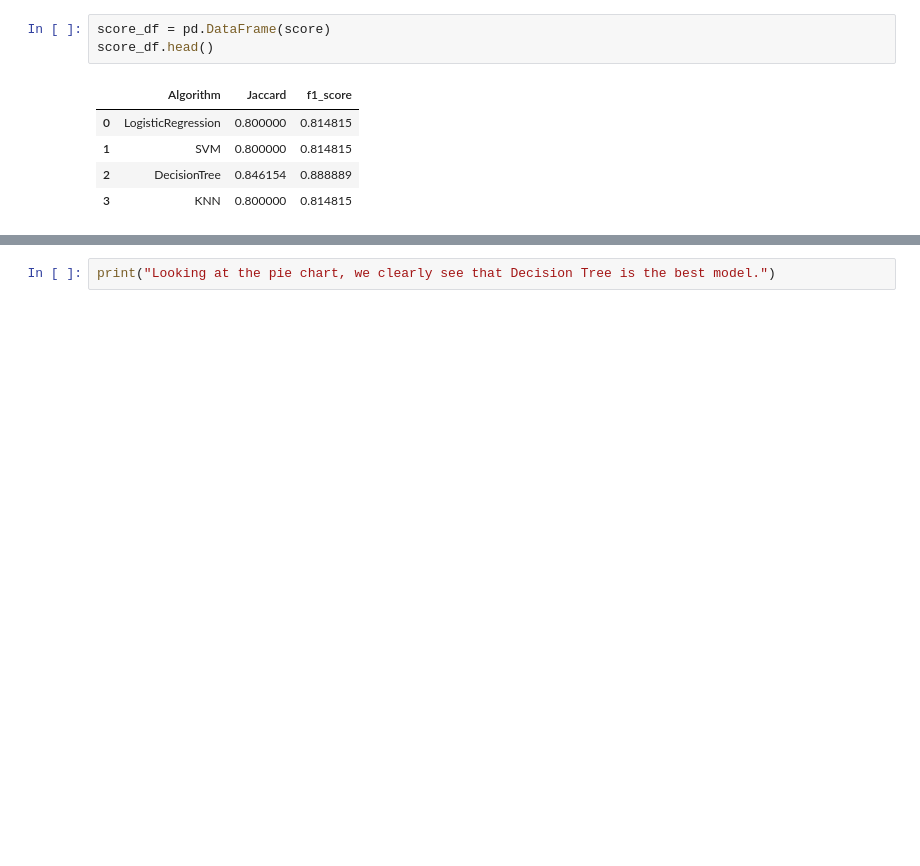
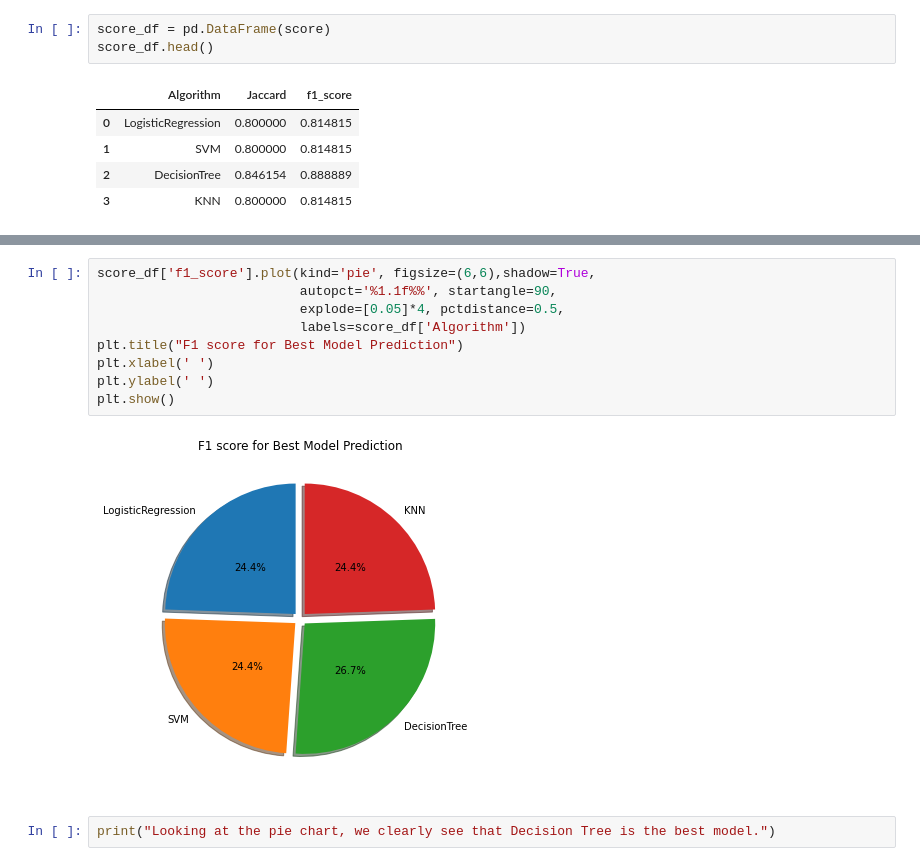
Before and after one commit to githubmach/PythonDS, a Jupyter notebook: SpaceX_Machine Learning Prediction_Part_5.ipynb, the cells around one changed output, grey strips where cells are left out. Cells and saved outputs as stored; diff of their text form; blank space fills up the shorter version.

```diff
--- a/SpaceX_Machine Learning Prediction_Part_5.ipynb
+++ b/SpaceX_Machine Learning Prediction_Part_5.ipynb
@@ -421,3 +412,14 @@ px.pie(score_df, values='f1_score', names='Algorithm')
+# %%
+score_df['f1_score'].plot(kind='pie', figsize=(6,6),shadow=True,
+                          autopct='%1.1f%%', startangle=90,
+                          explode=[0.05]*4, pctdistance=0.5,
+                          labels=score_df['Algorithm'])
+plt.title("F1 score for Best Model Prediction")
+plt.xlabel(' ')
+plt.ylabel(' ')
+plt.show()
+# %% [output]
+[figure, added]
 # %%
 print("Looking at the pie chart, we clearly see that Decision Tree is the best model.")
 # %% [output]
```
Also changed, not shown: parts of 3 cells of this notebook.
